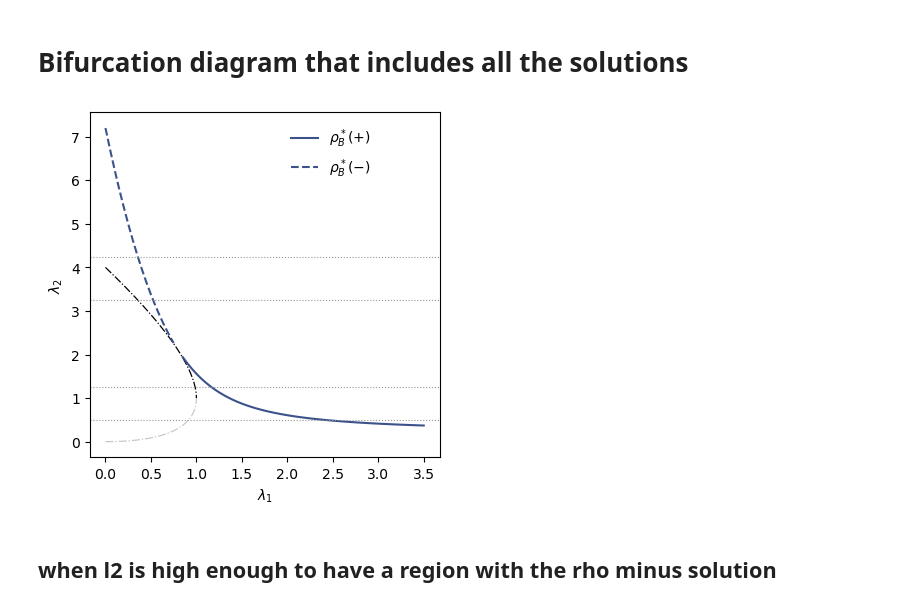
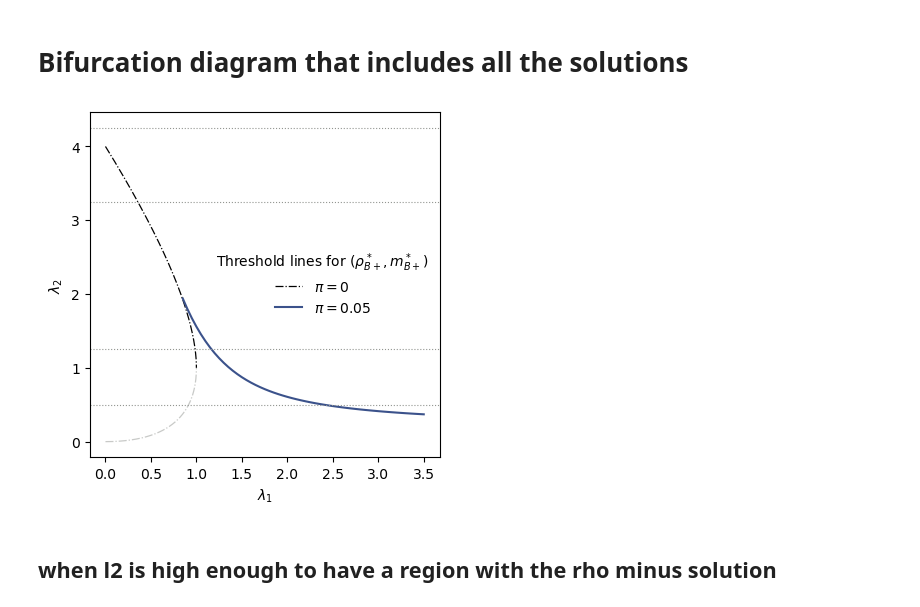
Before and after one commit to dmarchp/TFM_code, a Jupyter notebook: non_lin_models/det_sols_non_lin/1and2simplices.ipynb, the cells around one changed output. Cells and saved outputs as stored; diff of their text form; code cells hidden in the pictures.

```diff
--- a/non_lin_models/det_sols_non_lin/1and2simplices.ipynb
+++ b/non_lin_models/det_sols_non_lin/1and2simplices.ipynb
@@ -417,37 +417,43 @@ fig.colorbar(im, ax=ax)
 # %%
 ### all the threshold lines for the pi value that I'm going to use for the biffurcation diagrams:
 
 l1s = np.arange(0.0,3.55, 0.05)
 pi = 0.05
 
 # to get the same color I used for pi=0.1 above
 color = plt.cm.viridis(np.linspace(0,1,5))[1]
 
 fig, ax = plt.subplots(1, 1, figsize=(4,4), constrained_layout=True)
 ax.set(xlabel=r'$\lambda_1$', ylabel=r'$\lambda_2$')
 
 l1s_rho_line = np.arange(0.0, 1.001, 0.001)
-ax.plot(l1s_rho_line, l2_line_pi0(l1s_rho_line)[0], ls='-.', color='xkcd:black', lw=0.9)
+ax.plot(l1s_rho_line, l2_line_pi0(l1s_rho_line)[0], ls='-.', color='xkcd:black', lw=0.9, label=r'$\pi = 0$')
 ax.plot(l1s_rho_line, l2_line_pi0(l1s_rho_line)[1], ls='-.', color='xkcd:gray', alpha=0.5, lw=0.9)
 
 # threshold line for the rho plus solution:
 sols = thresh_line_m_rho_plus(l1s, pi)
-ax.plot(l1s, sols, label=r'$\rho_B^*(+)$', color=color, ls='-')
+ax.plot(l1s, sols, label=rf'$\pi = {pi}$', color=color, ls='-')
 
 # threshold line for the rho minus solution:
-sols = thresh_line_m_rho_minus(l1s[l1s <= 1.0], pi)
-ax.plot(l1s[l1s <= 1.0], sols, label=r'$\rho_B^*(-)$', color=color, ls='--')
+plotRhoMin = False
+if plotRhoMin:
+    sols = thresh_line_m_rho_minus(l1s[l1s <= 1.0], pi)
+    ax.plot(l1s[l1s <= 1.0], sols, label=r'$(\rho_{B-}^*, m_{B-}^*)$', color=color, ls='--')
 
-fig.legend(frameon=False, ncol=1, loc=(0.6,0.8))
+fig.legend(frameon=False, ncol=1, loc=(0.42,0.47), title=r'Threshold lines for $(\rho_{{B+}}^*, m_{{B+}}^*)$')
+# ax.text(0.64, 0.85, rf'$\pi = {pi}$', transform=ax.transAxes)
 
 # selected l2s where we're going to plot bifurcation diagrams:
 sel_l2s = {0.1: [0.75, 2.0, 3.9], 0.05:[0.5, 1.25, 3.25, 4.25]}
 for l2 in sel_l2s[pi]:
     ax.axhline(l2, 0, 1, ls=':', color='xkcd:gray', lw=0.8)
 
-fig.savefig(f'thresh_lines_pi_{pi}_space_l1_l2.png')
+if plotRhoMin:
+    fig.savefig(f'thresh_lines_pi_{pi}_space_l1_l2.png')
+else:
+    fig.savefig(f'thresh_lines_pi_{pi}_space_l1_l2_v2.png')
 # %% [output]
-[figure, old version]
+[figure, new version]
 # %% [markdown]
 ## when l2 is high enough to have a region with the rho minus solution
 # %%
```
Also changed, not shown: 4 other files.
